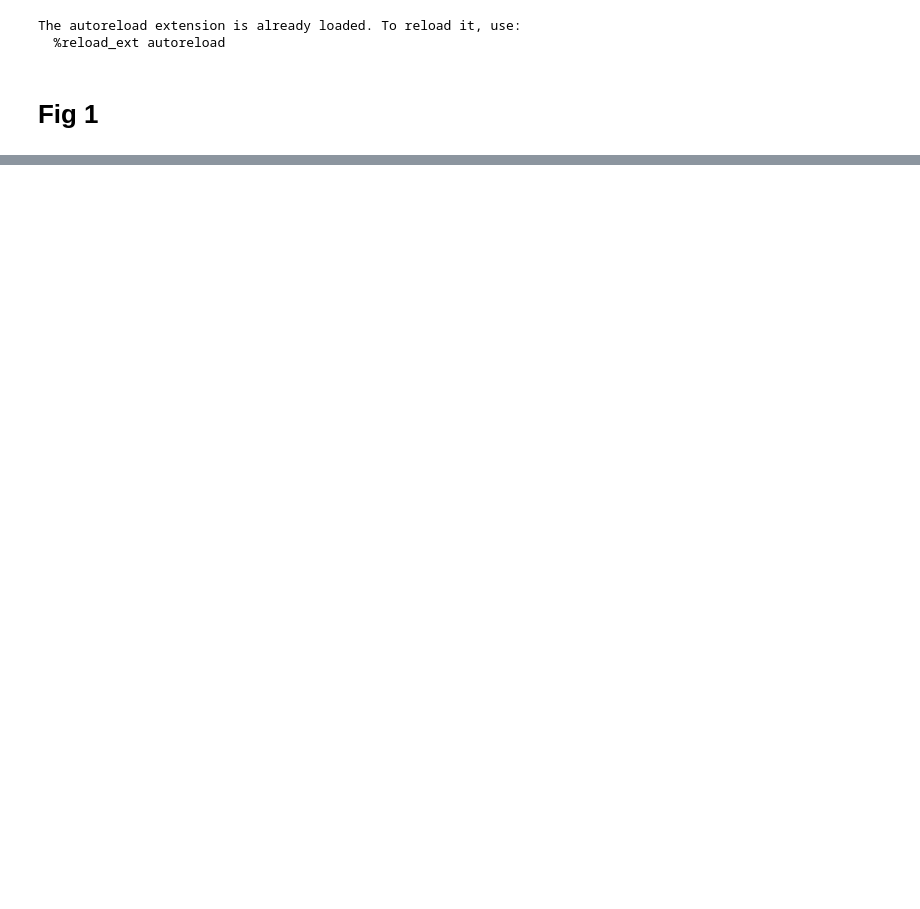
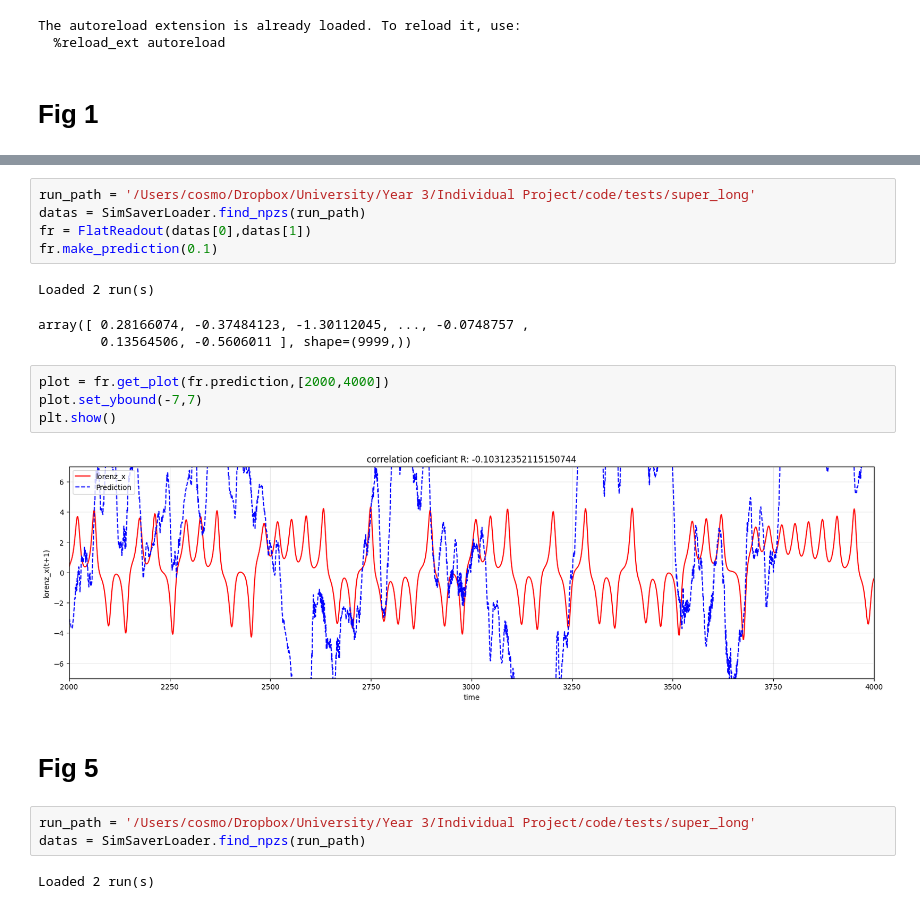
Before and after one commit to Cosmo-J/Reservoir-Computing-with-Swarms, a Jupyter notebook: lymburn_figures_recreated/recreating_lymburn.ipynb, the cells around one changed output, grey strips where cells are left out. Cells and saved outputs as stored; diff of their text form; blank space fills up the shorter version.

```diff
--- a/lymburn_figures_recreated/recreating_lymburn.ipynb
+++ b/lymburn_figures_recreated/recreating_lymburn.ipynb
@@ -24,0 +54,22 @@ visualiser.draw_frame([0, 1, 2, 3], layout=[1, 4])
+# %%
+run_path = '/Users/cosmo/Dropbox/University/Year 3/Individual Project/code/tests/super_long'
+datas = SimSaverLoader.find_npzs(run_path)
+fr = FlatReadout(datas[0],datas[1])
+fr.make_prediction(0.1)
+# %% [output]
+Loaded 2 run(s)
+array([ 0.28166074, -0.37484123, -1.30112045, ..., -0.0748757 ,
+        0.13564506, -0.5606011 ], shape=(9999,))
+# %%
+plot = fr.get_plot(fr.prediction,[2000,4000])
+plot.set_ybound(-7,7)
+plt.show()
+# %% [output]
+[figure, added]
+# %% [markdown]
+# Fig 5
+# %%
+run_path = '/Users/cosmo/Dropbox/University/Year 3/Individual Project/code/tests/super_long'
+datas = SimSaverLoader.find_npzs(run_path)
+# %% [output]
+Loaded 2 run(s)
```
Also changed, not shown: parts of 10 cells of this notebook, 9 other files.
